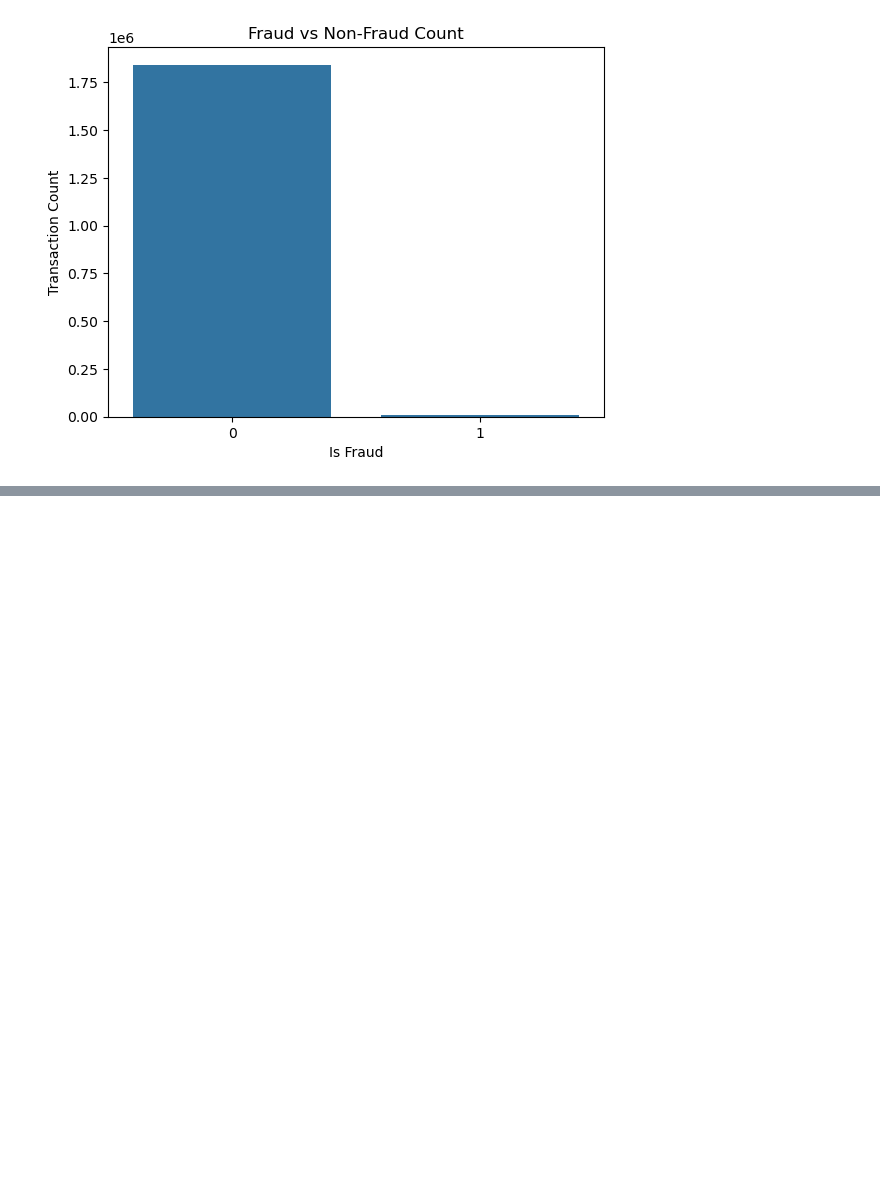
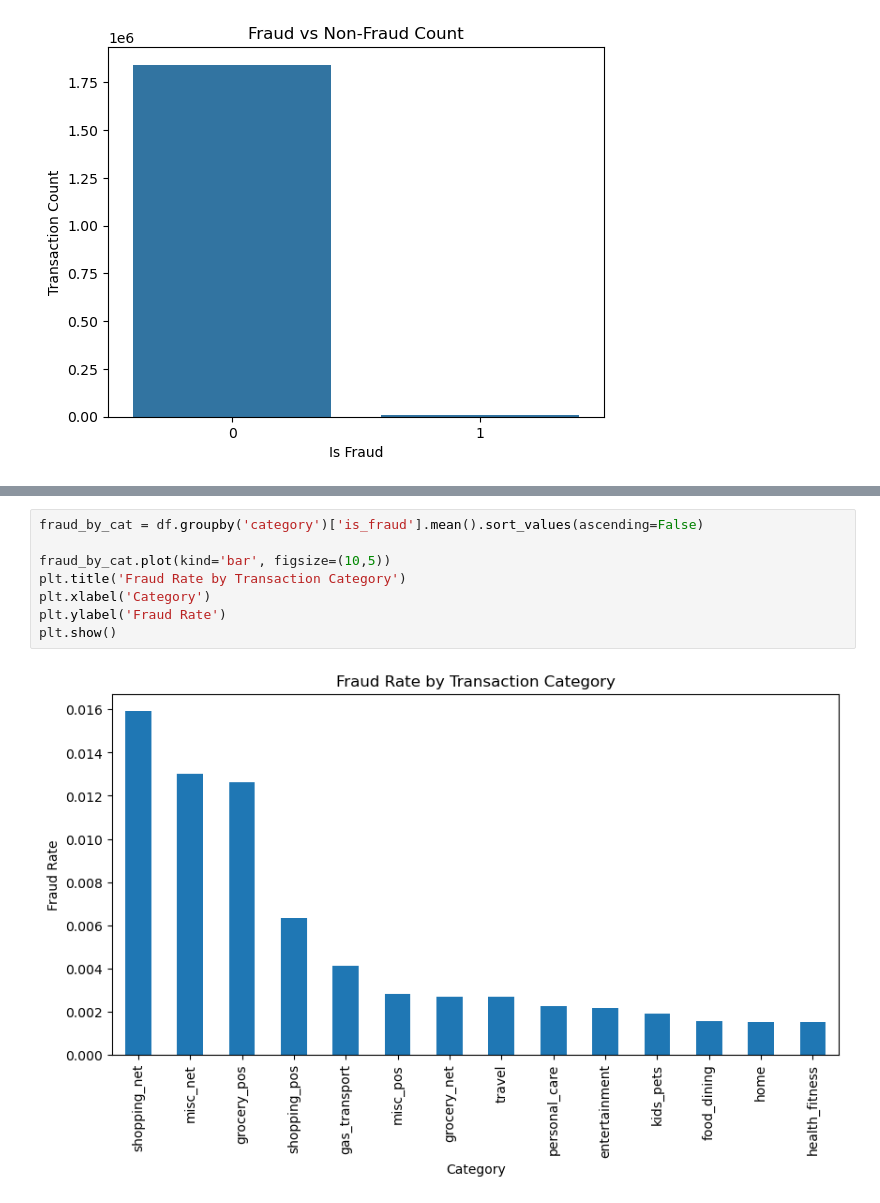
Before and after one commit to prakashsilwal/fraud-detection-project, a Jupyter notebook: credit card fraud detection.ipynb, the cells around one changed output, grey strips where cells are left out. Drawn from its saved outputs; the diff is of its cells as text; blank space fills up the shorter version.

```diff
--- a/credit card fraud detection.ipynb
+++ b/credit card fraud detection.ipynb
@@ -187,0 +212,10 @@ plt.show()
+# %%
+fraud_by_cat = df.groupby('category')['is_fraud'].mean().sort_values(ascending=False)
+
+fraud_by_cat.plot(kind='bar', figsize=(10,5))
+plt.title('Fraud Rate by Transaction Category')
+plt.xlabel('Category')
+plt.ylabel('Fraud Rate')
+plt.show()
+# %% [output]
+[figure, added]
```
Also changed, not shown: parts of 27 cells of this notebook.
